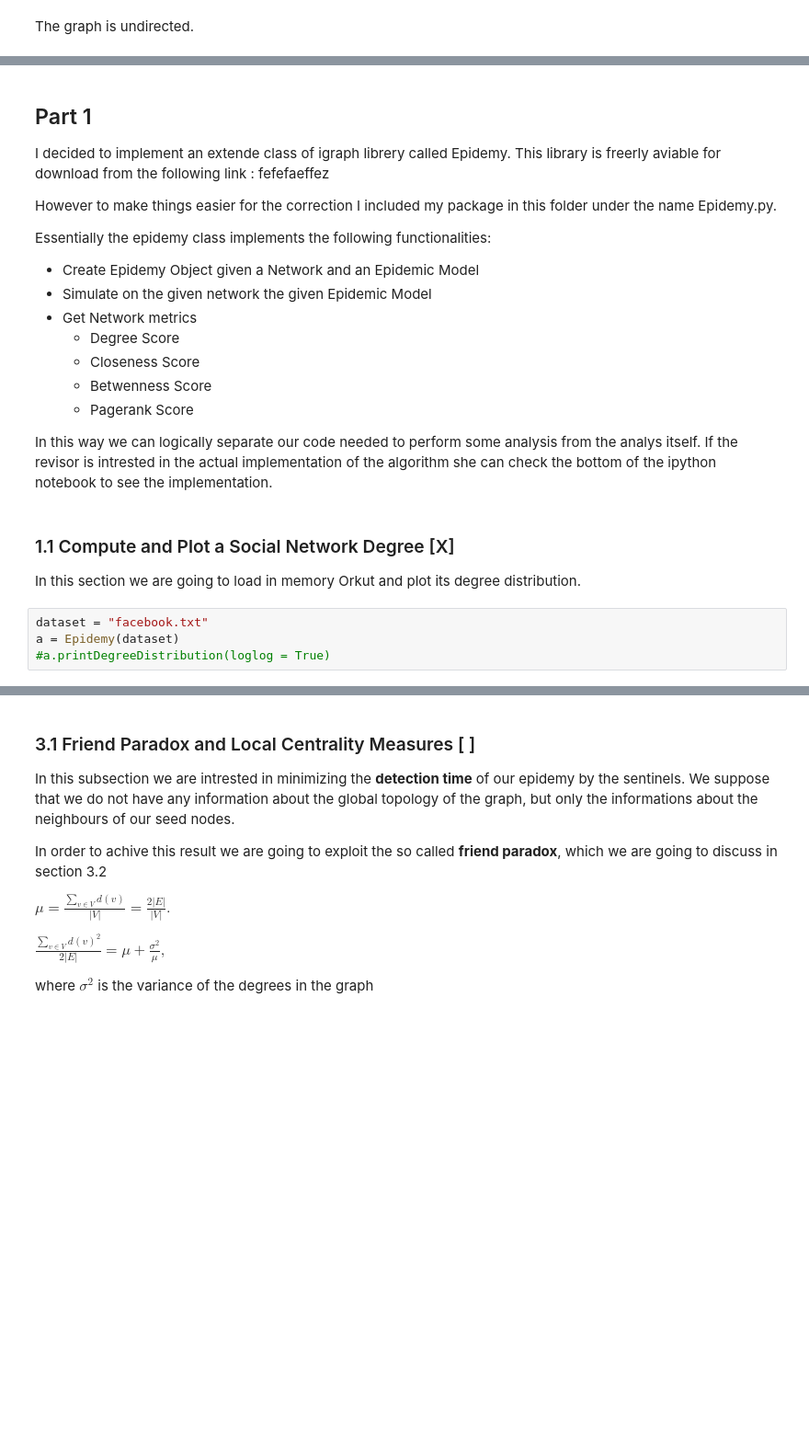
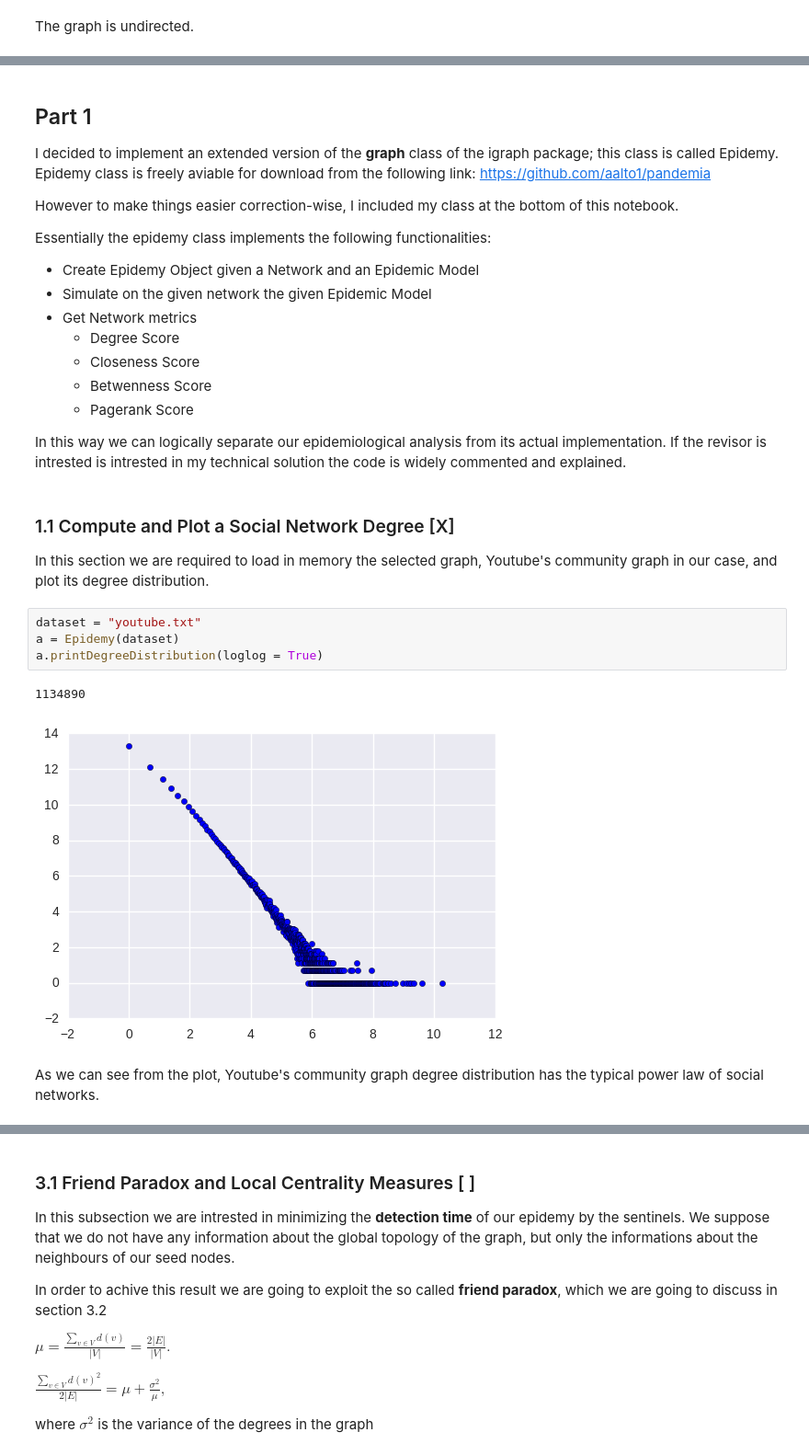
Before and after one commit to aalto1/digitalepidemiology, a Jupyter notebook: hw1.ipynb, the cells around one changed output, grey strips where cells are left out. Shown at 92% size. Cells and saved outputs as stored; diff of their text form; blank space fills up the shorter version.

```diff
--- a/hw1.ipynb
+++ b/hw1.ipynb
@@ -203,9 +216,9 @@ Orkut's social graph is undirected.
 # %% [markdown]
 ## Part 1
 
-I decided to implement an extende class of igraph librery called Epidemy. This library is freerly aviable for download from the following link : fefefaeffez
+I decided to implement an extended version of the **graph** class of the igraph package; this class is called Epidemy. Epidemy class is freely aviable for download from the following link: https://github.com/aalto1/pandemia
 
-However to make things easier for the correction I included my package in this folder under the name Epidemy.py.
+However to make things easier correction-wise, I included my class at the bottom of this notebook.
 
 Essentially the epidemy class implements the following functionalities:
 
@@ -218,16 +231,21 @@ Essentially the epidemy class implements the following functionalities:
     * Pagerank Score
 
 
-In this way we can logically separate our code needed to perform some analysis from the analys itself. If the revisor is intrested in the actual implementation of the algorithm she can check the bottom of the ipython notebook to see the implementation.
+In this way we can logically separate our epidemiological analysis from its actual implementation. If the revisor is intrested is intrested in my technical solution the code is widely commented and explained.
 # %% [markdown]
 ### 1.1 Compute and Plot a Social Network Degree [X]
 
 
-In this section we are going to load in memory Orkut and plot its degree distribution.
+In this section we are required to load in memory the selected graph, Youtube's community graph in our case, and plot its degree distribution.
 # %%
-dataset = "facebook.txt"
+dataset = "youtube.txt"
 a = Epidemy(dataset)
-#a.printDegreeDistribution(loglog = True)
+a.printDegreeDistribution(loglog = True)
+# %% [output]
+1134890
+[figure, added]
+# %% [markdown]
+As we can see from the plot, Youtube's community graph degree distribution has the typical power law of social networks.
 # %% [markdown]
 ### 1.2 SIR Epidemic Model Simulation [X]
 
```
Also changed, not shown: parts of 21 cells of this notebook.
